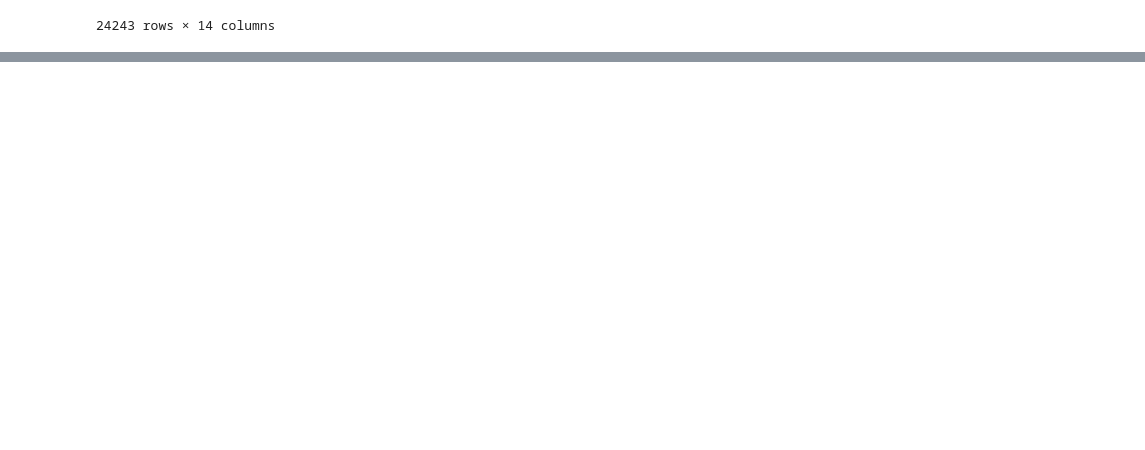
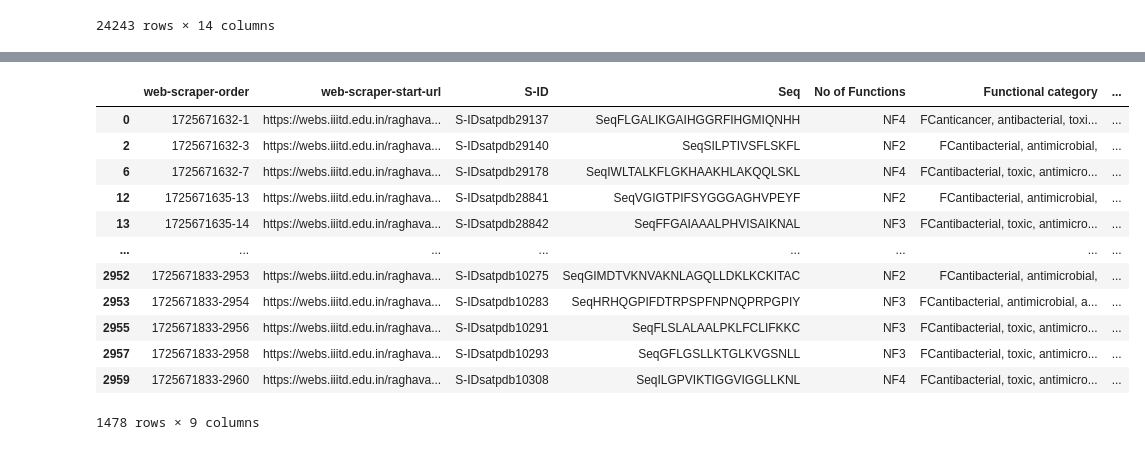
Before and after one commit to sandarnaing/tutorial, a Jupyter notebook: database.ipynb, the cells around one changed output, grey strips where cells are left out. Cells and saved outputs as stored; diff of their text form; code cells hidden in the pictures; blank space fills up the shorter version.

```diff
--- a/database.ipynb
+++ b/database.ipynb
@@ -392,0 +518,17 @@ df_concat_1.to_csv("/Users/snai0044/Downloads/CAMPR4/CAMPR4_24243_6_9_2024.csv")
+# %%
+satpdb_gram_p = satpdb[satpdb['Sub-functional category'].str.contains('anti-gram+', case = False, na = False)]
+satpdb_gram_p
+# %% [output]
+|  | web-scraper-order | web-scraper-start-url | S-ID | Seq | No of Functions | Functional category | ... |
+| 0 | 1725671632-1 | https://webs.iiitd.edu.in/raghava... | S-IDsatpdb29137 | SeqFLGALIKGAIHGGRFIHGMIQNHH | NF4 | FCanticancer, antibacterial, toxi... | ... |
+| 2 | 1725671632-3 | https://webs.iiitd.edu.in/raghava... | S-IDsatpdb29140 | SeqSILPTIVSFLSKFL | NF2 | FCantibacterial, antimicrobial, | ... |
+| 6 | 1725671632-7 | https://webs.iiitd.edu.in/raghava... | S-IDsatpdb29178 | SeqIWLTALKFLGKHAAKHLAKQQLSKL | NF4 | FCantibacterial, toxic, antimicro... | ... |
+| 12 | 1725671635-13 | https://webs.iiitd.edu.in/raghava... | S-IDsatpdb28841 | SeqVGIGTPIFSYGGGAGHVPEYF | NF2 | FCantibacterial, antimicrobial, | ... |
+| 13 | 1725671635-14 | https://webs.iiitd.edu.in/raghava... | S-IDsatpdb28842 | SeqFFGAIAAALPHVISAIKNAL | NF3 | FCantibacterial, toxic, antimicro... | ... |
+| ... | ... | ... | ... | ... | ... | ... | ... |
+| 2952 | 1725671833-2953 | https://webs.iiitd.edu.in/raghava... | S-IDsatpdb10275 | SeqGIMDTVKNVAKNLAGQLLDKLKCKITAC | NF2 | FCantibacterial, antimicrobial, | ... |
+| 2953 | 1725671833-2954 | https://webs.iiitd.edu.in/raghava... | S-IDsatpdb10283 | SeqHRHQGPIFDTRPSPFNPNQPRPGPIY | NF3 | FCantibacterial, antimicrobial, a... | ... |
+| 2955 | 1725671833-2956 | https://webs.iiitd.edu.in/raghava... | S-IDsatpdb10291 | SeqFLSLALAALPKLFCLIFKKC | NF3 | FCantibacterial, toxic, antimicro... | ... |
+| 2957 | 1725671833-2958 | https://webs.iiitd.edu.in/raghava... | S-IDsatpdb10293 | SeqGFLGSLLKTGLKVGSNLL | NF3 | FCantibacterial, toxic, antimicro... | ... |
+| 2959 | 1725671833-2960 | https://webs.iiitd.edu.in/raghava... | S-IDsatpdb10308 | SeqILGPVIKTIGGVIGGLLKNL | NF4 | FCantibacterial, toxic, antimicro... | ... |
+1478 rows × 9 columns
```
Also changed, not shown: parts of 33 cells of this notebook, 1 other file.
